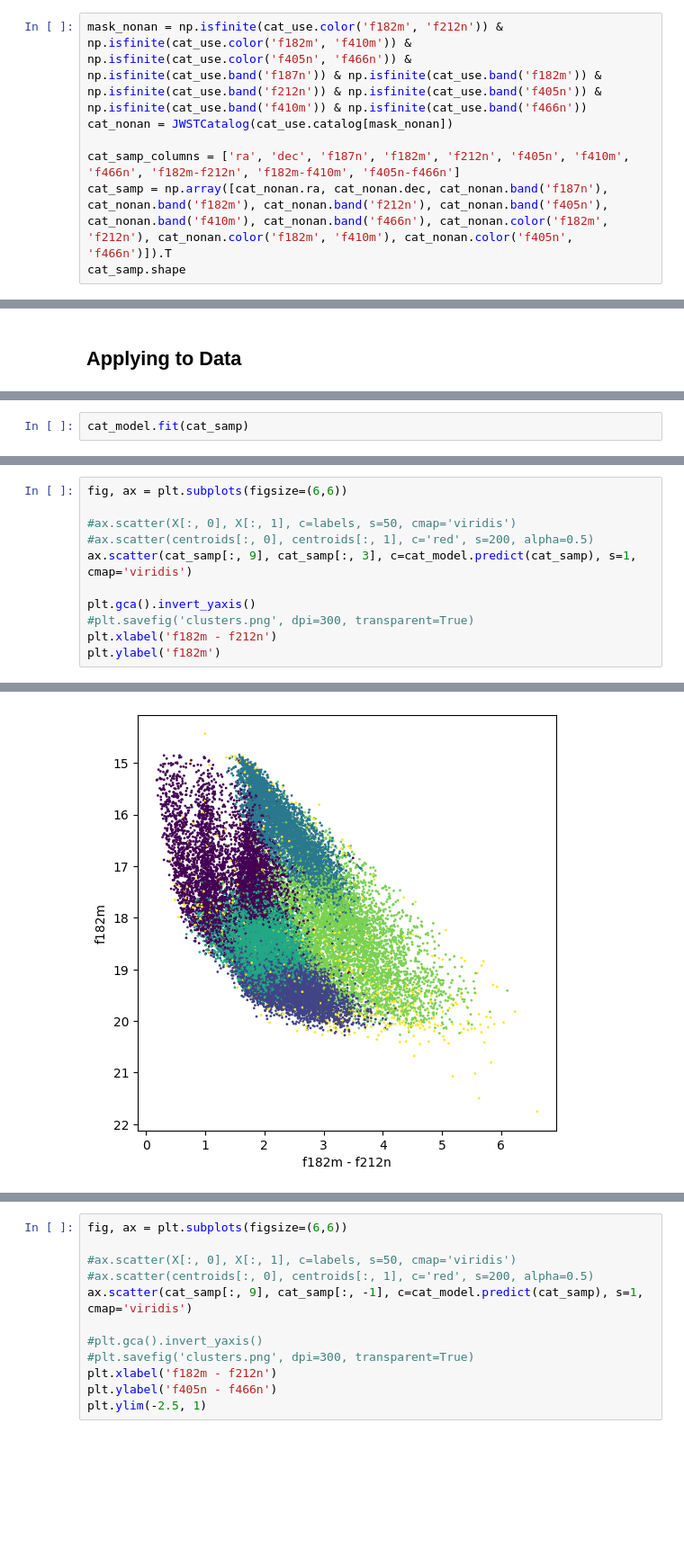
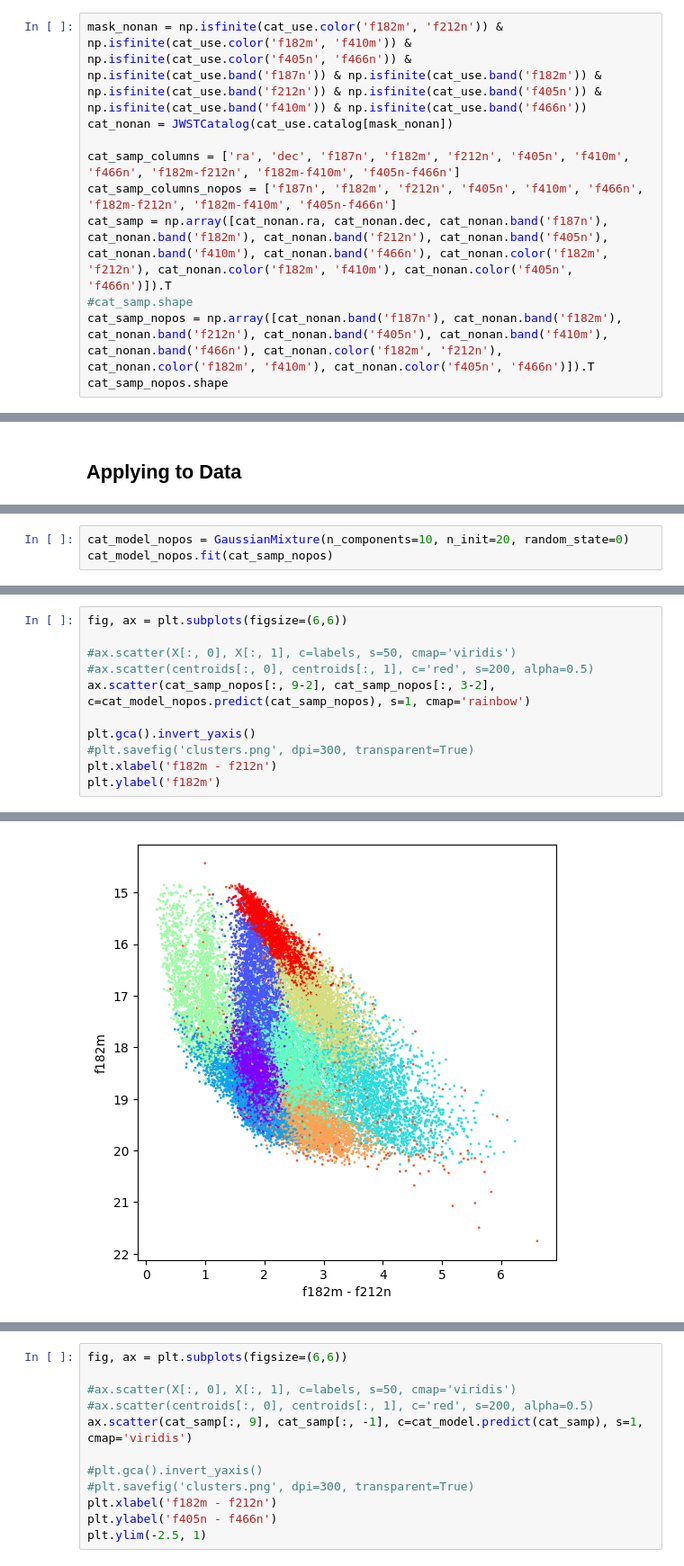
Before and after one commit to SpacialTree/dustridge-cd, a Jupyter notebook: notebooks/dustridge_clustering.ipynb, the cells around one changed output, grey strips where cells are left out. Shown at 90% size. Cells and saved outputs as stored; diff of their text form; blank space fills up the shorter version.

```diff
--- a/notebooks/dustridge_clustering.ipynb
+++ b/notebooks/dustridge_clustering.ipynb
@@ -19,6 +19,9 @@ mask_nonan = np.isfinite(cat_use.color('f182m', 'f212n')) & np.isfinite(cat_use.
 cat_nonan = JWSTCatalog(cat_use.catalog[mask_nonan])
 
 cat_samp_columns = ['ra', 'dec', 'f187n', 'f182m', 'f212n', 'f405n', 'f410m', 'f466n', 'f182m-f212n', 'f182m-f410m', 'f405n-f466n']
+cat_samp_columns_nopos = ['f187n', 'f182m', 'f212n', 'f405n', 'f410m', 'f466n', 'f182m-f212n', 'f182m-f410m', 'f405n-f466n']
 cat_samp = np.array([cat_nonan.ra, cat_nonan.dec, cat_nonan.band('f187n'), cat_nonan.band('f182m'), cat_nonan.band('f212n'), cat_nonan.band('f405n'), cat_nonan.band('f410m'), cat_nonan.band('f466n'), cat_nonan.color('f182m', 'f212n'), cat_nonan.color('f182m', 'f410m'), cat_nonan.color('f405n', 'f466n')]).T
-cat_samp.shape
+#cat_samp.shape
+cat_samp_nopos = np.array([cat_nonan.band('f187n'), cat_nonan.band('f182m'), cat_nonan.band('f212n'), cat_nonan.band('f405n'), cat_nonan.band('f410m'), cat_nonan.band('f466n'), cat_nonan.color('f182m', 'f212n'), cat_nonan.color('f182m', 'f410m'), cat_nonan.color('f405n', 'f466n')]).T
+cat_samp_nopos.shape
 # %% [output]
@@ -144,3 +146,4 @@ cat_model = GaussianMixture(n_components=6, n_init=20, random_state=0)
 # %%
-cat_model.fit(cat_samp)
+cat_model_nopos = GaussianMixture(n_components=10, n_init=20, random_state=0)
+cat_model_nopos.fit(cat_samp_nopos)
 # %% [output]
@@ -148,14 +151,14 @@ GaussianMixture(n_components=6, n_init=20, random_state=0)
 # %%
 fig, ax = plt.subplots(figsize=(6,6))
 
 #ax.scatter(X[:, 0], X[:, 1], c=labels, s=50, cmap='viridis')
 #ax.scatter(centroids[:, 0], centroids[:, 1], c='red', s=200, alpha=0.5)
-ax.scatter(cat_samp[:, 9], cat_samp[:, 3], c=cat_model.predict(cat_samp), s=1, cmap='viridis')
+ax.scatter(cat_samp_nopos[:, 9-2], cat_samp_nopos[:, 3-2], c=cat_model_nopos.predict(cat_samp_nopos), s=1, cmap='rainbow')
 
 plt.gca().invert_yaxis()
 #plt.savefig('clusters.png', dpi=300, transparent=True)
 plt.xlabel('f182m - f212n')
 plt.ylabel('f182m')
 # %% [output]
 Text(0, 0.5, 'f182m')
-[figure, old version]
+[figure, new version]
```
Also changed, not shown: parts of 25 cells of this notebook, 2 other files.
